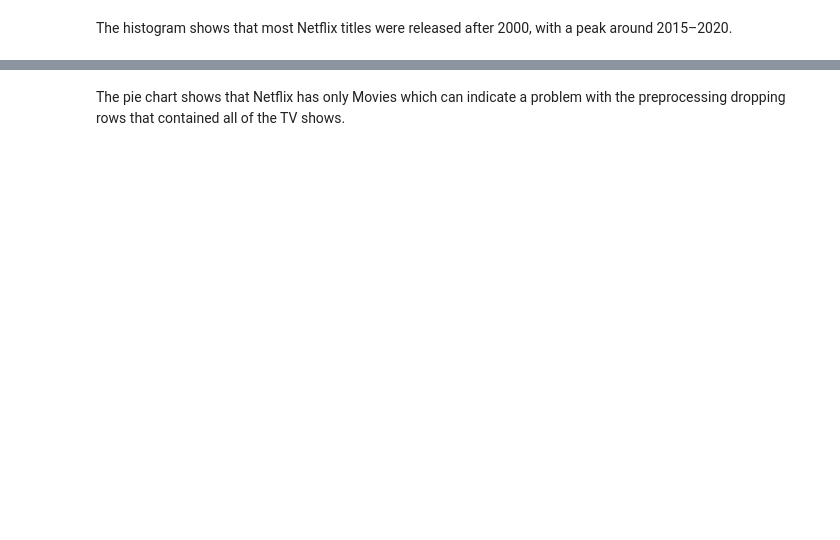
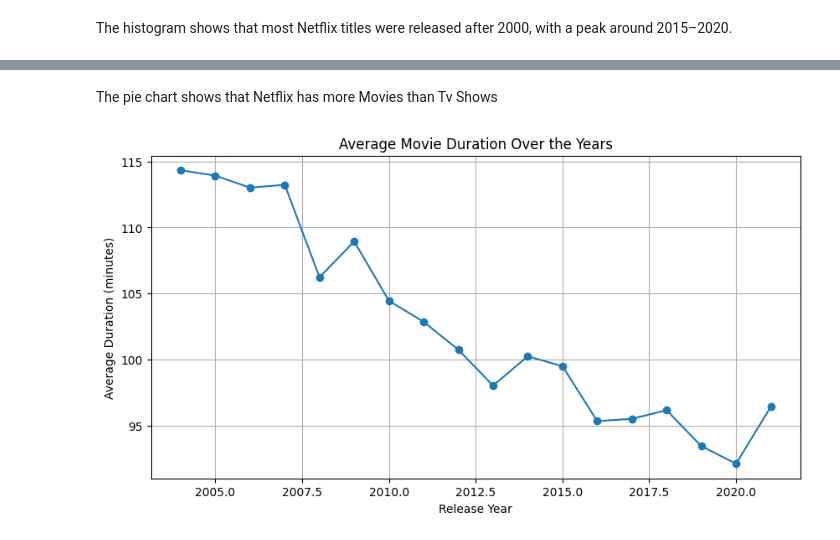
Before and after one commit to Edward-Koh/CS210-p2, a Jupyter notebook: diy_dataset.ipynb, the cells around one changed output, grey strips where cells are left out. Saved outputs shown, nothing was run; the diff lists cells and outputs as text; code cells hidden in the pictures; blank space fills up the shorter version.

```diff
--- a/diy_dataset.ipynb
+++ b/diy_dataset.ipynb
@@ -358,2 +350,14 @@ plt.show()
-# %% [markdown]
-The pie chart shows that Netflix has only Movies which can indicate a problem with the preprocessing dropping rows that contained all of the TV shows.
+# %% [markdown]
+The pie chart shows that Netflix has more Movies than Tv Shows
+# %%
+avg_duration_per_year = df[df['type'] == 'Movie'].groupby('release_year')['duration_min'].mean()
+
+plt.figure(figsize=(10,5))
+plt.plot(avg_duration_per_year.index, avg_duration_per_year.values, marker='o')
+plt.title('Average Movie Duration Over the Years')
+plt.xlabel('Release Year')
+plt.ylabel('Average Duration (minutes)')
+plt.grid(True)
+plt.show()
+# %% [output]
+[figure, added]
```
Also changed, not shown: parts of 16 cells of this notebook.
